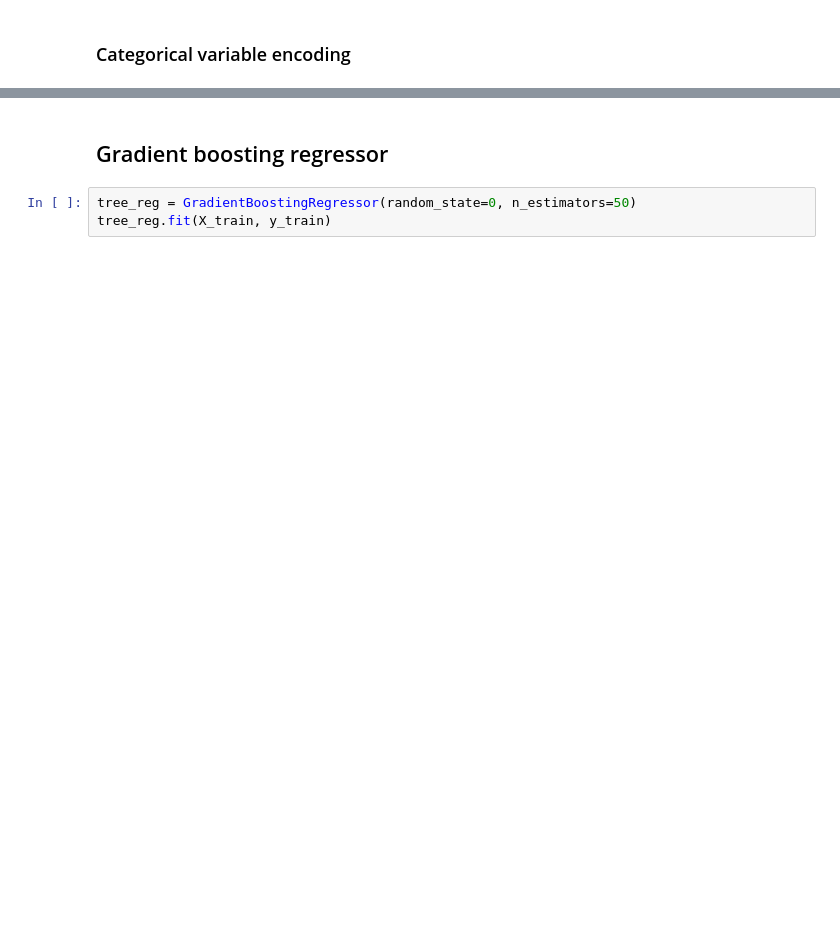
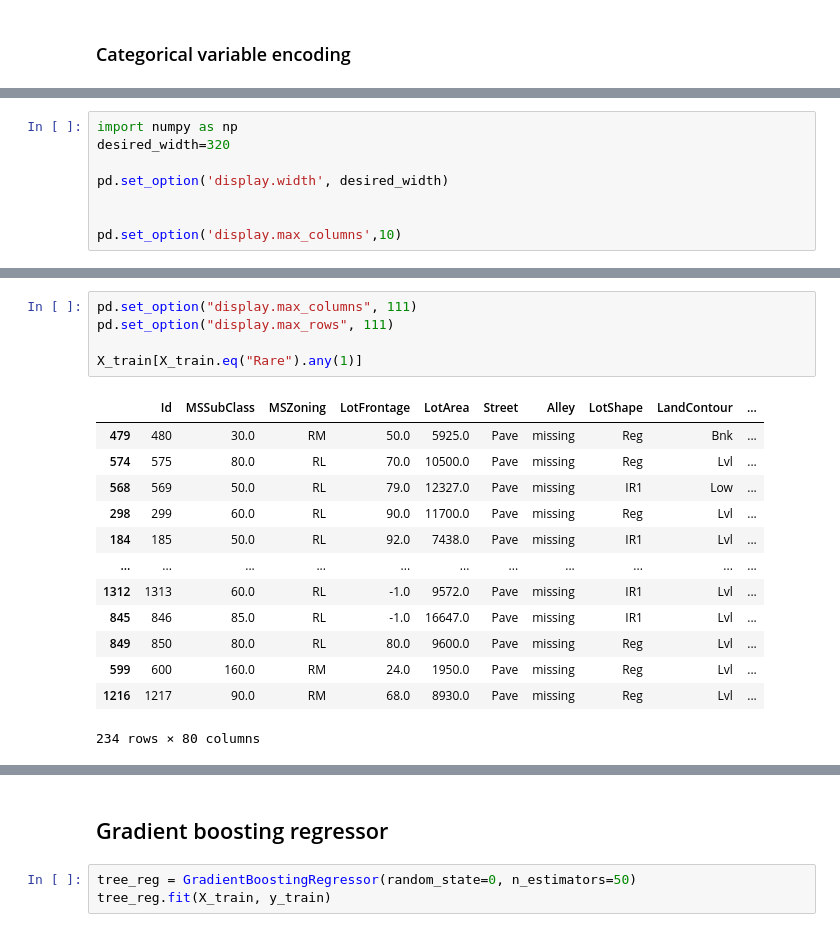
Before and after one commit to nicolaiapp/testing-and-monitoring-ml-deployments, a Jupyter notebook: research_phase/gradient_boosting_model.ipynb, the cells around one changed output, grey strips where cells are left out. Cells and saved outputs as stored; diff of their text form; blank space fills up the shorter version.

```diff
--- a/research_phase/gradient_boosting_model.ipynb
+++ b/research_phase/gradient_boosting_model.ipynb
@@ -221,0 +229,8 @@ time: 63 ms (started: 2022-09-28 16:46:56 +02:00)
+# %%
+import numpy as np
+desired_width=320
+
+pd.set_option('display.width', desired_width)
+
+
+pd.set_option('display.max_columns',10)
@@ -221,0 +260,19 @@ time: 63 ms (started: 2022-09-28 16:46:56 +02:00)
+# %%
+pd.set_option("display.max_columns", 111)
+pd.set_option("display.max_rows", 111)
+
+X_train[X_train.eq("Rare").any(1)]
+# %% [output]
+|  | Id | MSSubClass | MSZoning | LotFrontage | LotArea | Street | Alley | LotShape | LandContour | ... |
+| 479 | 480 | 30.0 | RM | 50.0 | 5925.0 | Pave | missing | Reg | Bnk | ... |
+| 574 | 575 | 80.0 | RL | 70.0 | 10500.0 | Pave | missing | Reg | Lvl | ... |
+| 568 | 569 | 50.0 | RL | 79.0 | 12327.0 | Pave | missing | IR1 | Low | ... |
+| 298 | 299 | 60.0 | RL | 90.0 | 11700.0 | Pave | missing | Reg | Lvl | ... |
+| 184 | 185 | 50.0 | RL | 92.0 | 7438.0 | Pave | missing | IR1 | Lvl | ... |
+| ... | ... | ... | ... | ... | ... | ... | ... | ... | ... | ... |
+| 1312 | 1313 | 60.0 | RL | -1.0 | 9572.0 | Pave | missing | IR1 | Lvl | ... |
+| 845 | 846 | 85.0 | RL | -1.0 | 16647.0 | Pave | missing | IR1 | Lvl | ... |
+| 849 | 850 | 80.0 | RL | 80.0 | 9600.0 | Pave | missing | Reg | Lvl | ... |
+| 599 | 600 | 160.0 | RM | 24.0 | 1950.0 | Pave | missing | Reg | Lvl | ... |
+| 1216 | 1217 | 90.0 | RM | 68.0 | 8930.0 | Pave | missing | Reg | Lvl | ... |
+234 rows × 80 columns
```
Also changed, not shown: parts of 32 cells of this notebook, 2 other files.
